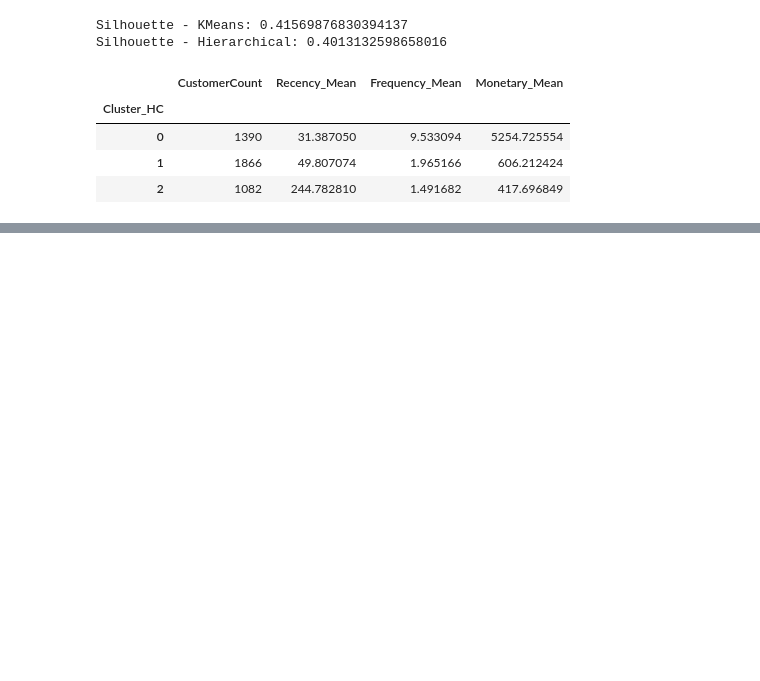
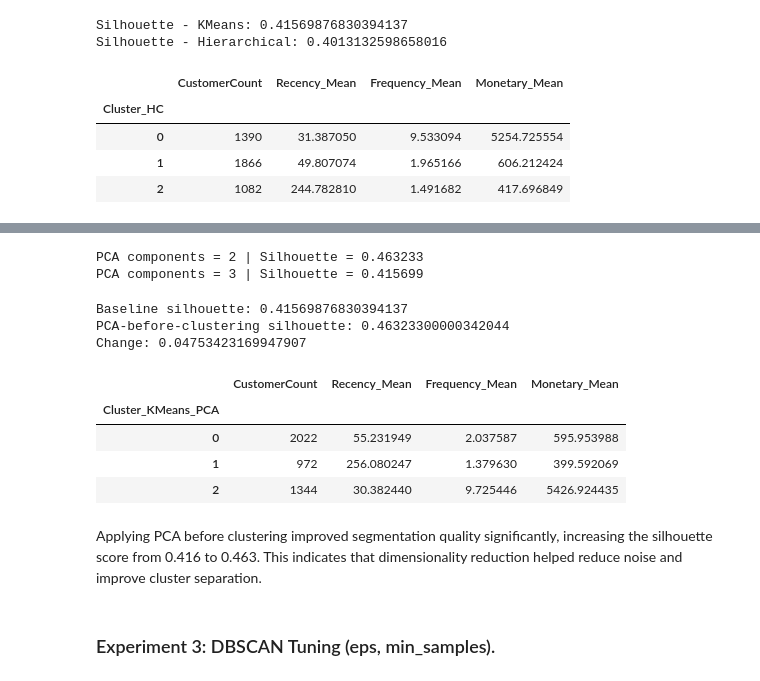
Before and after one commit to Chirag0455/MSc_Data_Science_Project, a Jupyter notebook: DS_Project_Chirag.ipynb, the cells around one changed output, grey strips where cells are left out. Saved outputs shown, nothing was run; the diff lists cells and outputs as text; code cells hidden in the pictures; blank space fills up the shorter version.

```diff
--- a/DS_Project_Chirag.ipynb
+++ b/DS_Project_Chirag.ipynb
@@ -544,0 +681,63 @@ Silhouette - Hierarchical: 0.4013132598658016
+# %%
+# Apply PCA (try multiple components).
+
+from sklearn.decomposition import PCA
+from sklearn.cluster import KMeans
+from sklearn.metrics import silhouette_score
+
+for n_comp in [2, 3]:
+    pca = PCA(n_components=n_comp, random_state=42)
+    X_pca_model = pca.fit_transform(X_scaled)
+
+    km = KMeans(n_clusters=3, random_state=42, n_init="auto")
+    labels = km.fit_predict(X_pca_model)
+
+    sil = silhouette_score(X_pca_model, labels)
+    print(f"PCA components = {n_comp} | Silhouette = {sil:.6f}")
+# %% [output]
+PCA components = 2 | Silhouette = 0.463233
+PCA components = 3 | Silhouette = 0.415699
+# %%
+# Train “best PCA model” version and store labels.
+
+best_n_comp = 2  # it performed better above.
+
+pca = PCA(n_components=best_n_comp, random_state=42)
+X_pca_model = pca.fit_transform(X_scaled)
+
+km_pca = KMeans(n_clusters=3, random_state=42, n_init="auto")
+rfm["Cluster_KMeans_PCA"] = km_pca.fit_predict(X_pca_model)
+
+sil_pca = silhouette_score(X_pca_model, rfm["Cluster_KMeans_PCA"])
+
+print("Baseline silhouette:", baseline_sil)
+print("PCA-before-clustering silhouette:", sil_pca)
+print("Change:", sil_pca - baseline_sil)
+# %% [output]
+Baseline silhouette: 0.41569876830394137
+PCA-before-clustering silhouette: 0.46323300000342044
+Change: 0.04753423169947907
+# %%
+# Profile PCA-based clusters.
+pca_profile = (
+    rfm.groupby("Cluster_KMeans_PCA")
+       .agg(
+           CustomerCount=("CustomerID", "count"),
+           Recency_Mean=("Recency", "mean"),
+           Frequency_Mean=("Frequency", "mean"),
+           Monetary_Mean=("Monetary", "mean"),
+       )
+       .sort_index()
+)
+
+pca_profile
+# %% [output]
+|  | CustomerCount | Recency_Mean | Frequency_Mean | Monetary_Mean |
+| Cluster_KMeans_PCA |  |  |  |  |
+| 0 | 2022 | 55.231949 | 2.037587 | 595.953988 |
+| 1 | 972 | 256.080247 | 1.379630 | 399.592069 |
+| 2 | 1344 | 30.382440 | 9.725446 | 5426.924435 |
+# %% [markdown]
+Applying PCA before clustering improved segmentation quality significantly, increasing the silhouette score from 0.416 to 0.463. This indicates that dimensionality reduction helped reduce noise and improve cluster separation.
+# %% [markdown]
+### Experiment 3: DBSCAN Tuning (eps, min_samples).
```
Also changed, not shown: parts of 18 cells of this notebook.
